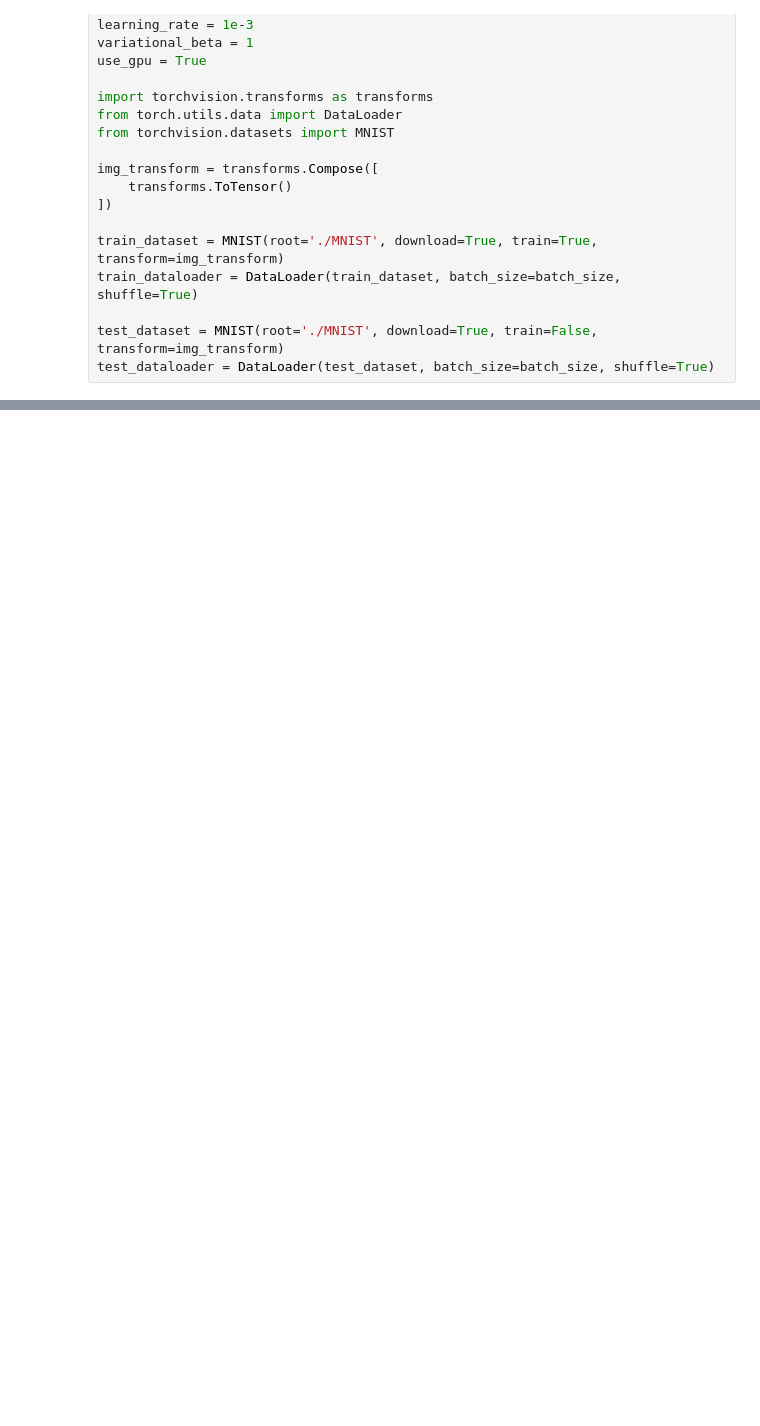
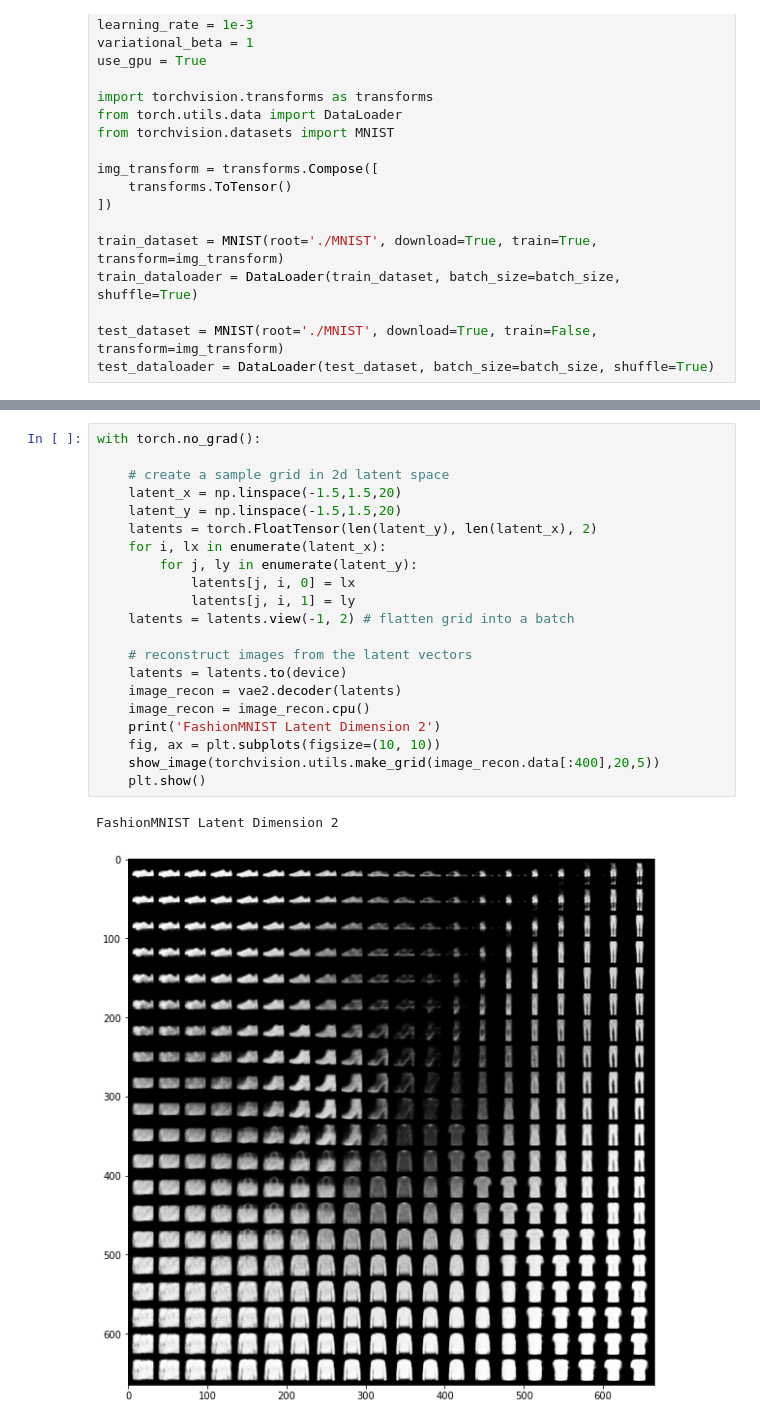
Before and after one commit to Fritingo/hw, a Jupyter notebook: gan/VAE.ipynb, the cells around one changed output, grey strips where cells are left out. Drawn from its saved outputs; the diff is of its cells as text; blank space fills up the shorter version.

```diff
--- a/gan/VAE.ipynb
+++ b/gan/VAE.ipynb
@@ -293,0 +500,24 @@ plt.show()
+# %%
+with torch.no_grad():
+
+    # create a sample grid in 2d latent space
+    latent_x = np.linspace(-1.5,1.5,20)
+    latent_y = np.linspace(-1.5,1.5,20)
+    latents = torch.FloatTensor(len(latent_y), len(latent_x), 2)
+    for i, lx in enumerate(latent_x):
+        for j, ly in enumerate(latent_y):
+            latents[j, i, 0] = lx
+            latents[j, i, 1] = ly
+    latents = latents.view(-1, 2) # flatten grid into a batch
+
+    # reconstruct images from the latent vectors
+    latents = latents.to(device)
+    image_recon = vae2.decoder(latents)
+    image_recon = image_recon.cpu()
+    print('FashionMNIST Latent Dimension 2')
+    fig, ax = plt.subplots(figsize=(10, 10))
+    show_image(torchvision.utils.make_grid(image_recon.data[:400],20,5))
+    plt.show()
+# %% [output]
+FashionMNIST Latent Dimension 2
+[figure, added]
```
Also changed, not shown: parts of 13 cells of this notebook, 8 other files.
